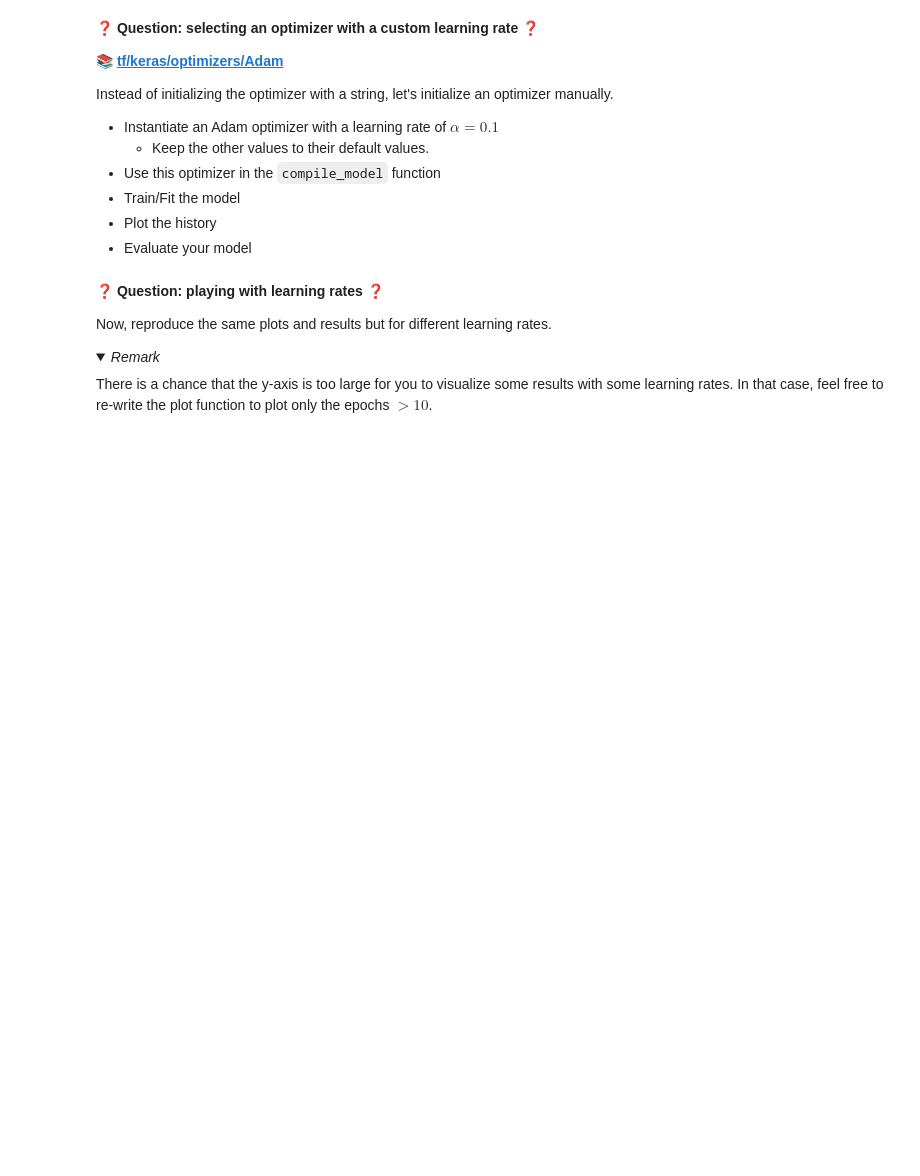
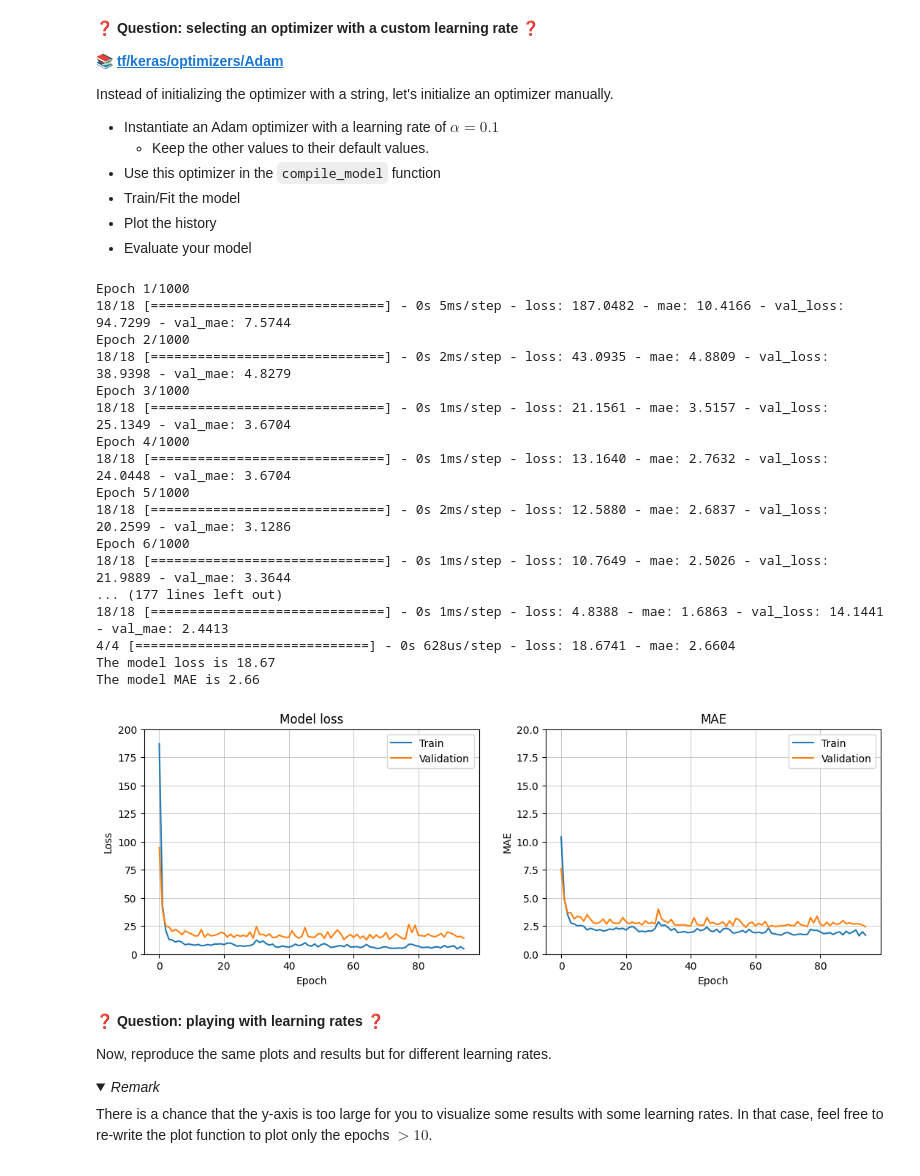
Before and after one commit to NwayEi/data-finetune-your-neural-network, a Jupyter notebook: Finetune-and-save-your-neural-network.ipynb, the cells around one changed output. Drawn from its saved outputs; the diff is of its cells as text; code cells hidden in the pictures; folded sections open; blank space fills up the shorter version.

```diff
--- a/Finetune-and-save-your-neural-network.ipynb
+++ b/Finetune-and-save-your-neural-network.ipynb
@@ -285,3 +556,38 @@ Instead of initializing the optimizer with a string, let's initialize an optimiz
+# %%
+
+optimzer = optimizers.Adam(learning_rate=0.1)
+model = initialize_model()
+model = compile_model(model,optimzer)
+
+history = model.fit(X_train,y_train,
+          batch_size = 16,
+          epochs = 1000,
+          validation_split = 0.3,
+          callbacks = [es])
+res = model.evaluate(X_test, y_test)
+
+print(f"The model loss is {res[0]:.2f}")
+print(f"The model MAE is {res[1]:.2f}")
+plot_loss_mae(history)
+# %% [output]
+Epoch 1/1000
+18/18 [==============================] - 0s 5ms/step - loss: 187.0482 - mae: 10.4166 - val_loss: 94.7299 - val_mae: 7.5744
+Epoch 2/1000
+18/18 [==============================] - 0s 2ms/step - loss: 43.0935 - mae: 4.8809 - val_loss: 38.9398 - val_mae: 4.8279
+Epoch 3/1000
+18/18 [==============================] - 0s 1ms/step - loss: 21.1561 - mae: 3.5157 - val_loss: 25.1349 - val_mae: 3.6704
+Epoch 4/1000
+18/18 [==============================] - 0s 1ms/step - loss: 13.1640 - mae: 2.7632 - val_loss: 24.0448 - val_mae: 3.6704
+Epoch 5/1000
+18/18 [==============================] - 0s 2ms/step - loss: 12.5880 - mae: 2.6837 - val_loss: 20.2599 - val_mae: 3.1286
+Epoch 6/1000
+18/18 [==============================] - 0s 1ms/step - loss: 10.7649 - mae: 2.5026 - val_loss: 21.9889 - val_mae: 3.3644
+... (177 lines left out)
+18/18 [==============================] - 0s 1ms/step - loss: 4.8388 - mae: 1.6863 - val_loss: 14.1441 - val_mae: 2.4413
+4/4 [==============================] - 0s 628us/step - loss: 18.6741 - mae: 2.6604
+The model loss is 18.67
+The model MAE is 2.66
+[figure, added]
 # %% [markdown]
 ❓ **Question: playing with learning rates** ❓
 
```
Also changed, not shown: parts of 44 cells of this notebook, 5 other files.
